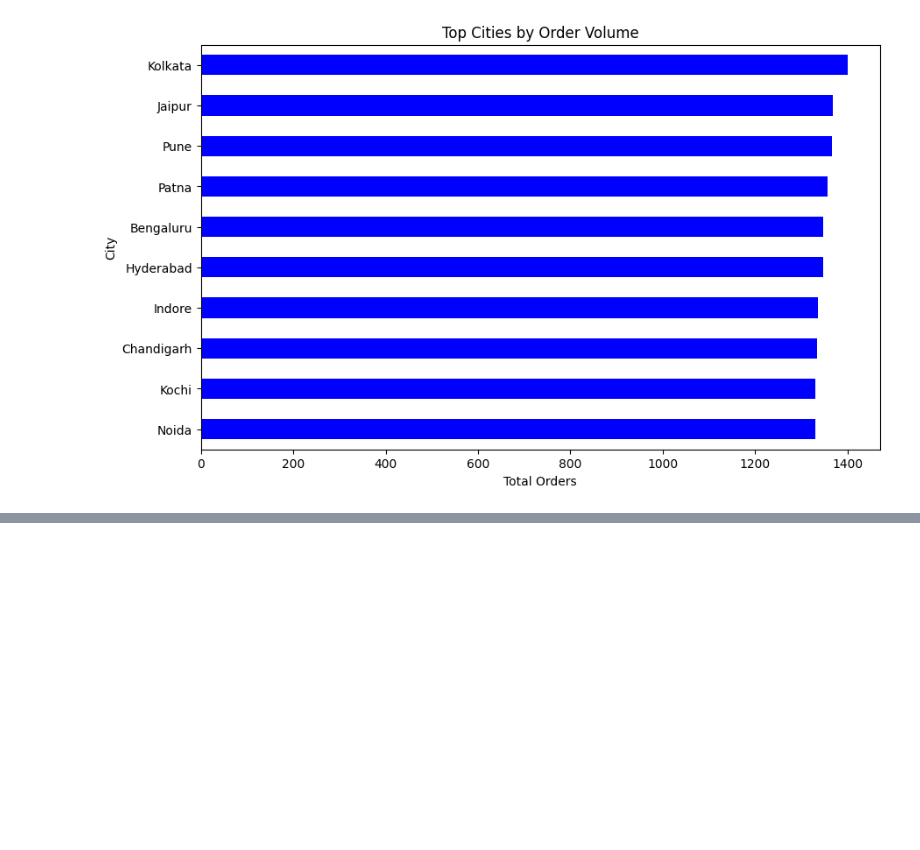
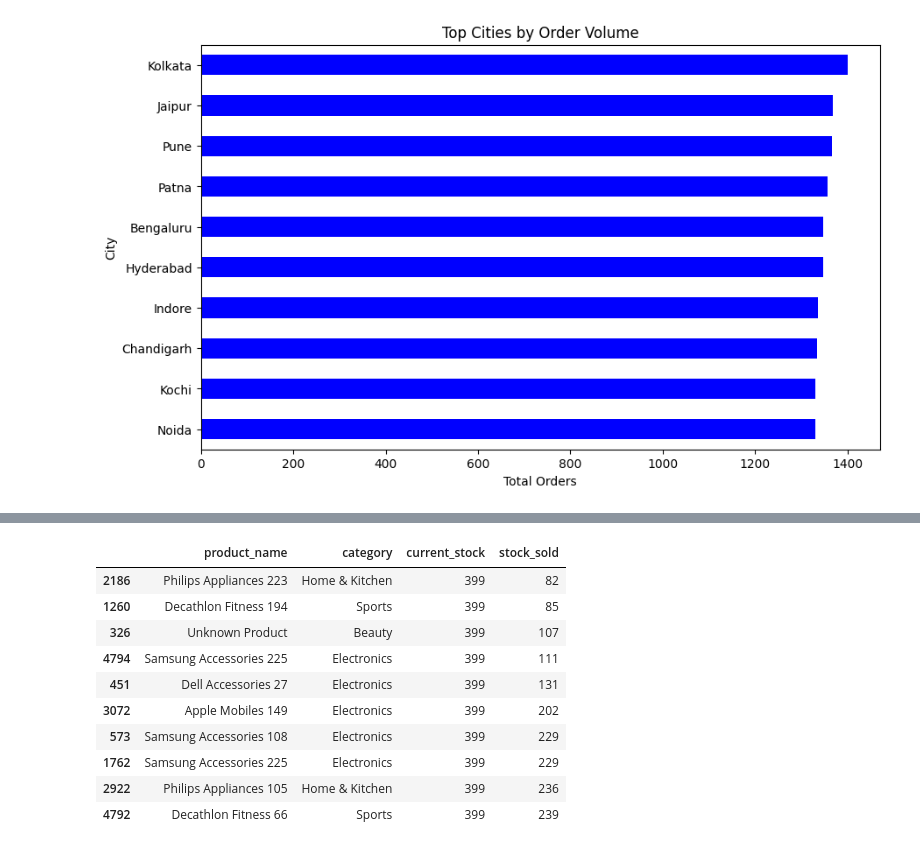
Before and after one commit to utkarshdhangar5/retail-sales-inventory-analytics, a Jupyter notebook: notebooks/ExploratoryDataAnalysis.ipynb, the cells around one changed output, grey strips where cells are left out. Saved outputs shown, nothing was run; the diff lists cells and outputs as text; code cells hidden in the pictures; blank space fills up the shorter version.

```diff
--- a/notebooks/ExploratoryDataAnalysis.ipynb
+++ b/notebooks/ExploratoryDataAnalysis.ipynb
@@ -1032,0 +1036,24 @@ plt.show()
+# %%
+dead_stock_candidates = inventory_products.sort_values(
+    by=['current_stock', 'stock_sold'],
+    ascending=[False, True]
+)
+
+dead_stock_candidates[[
+    'product_name',
+    'category',
+    'current_stock',
+    'stock_sold'
+]].head(10)
+# %% [output]
+|  | product_name | category | current_stock | stock_sold |
+| 2186 | Philips Appliances 223 | Home & Kitchen | 399 | 82 |
+| 1260 | Decathlon Fitness 194 | Sports | 399 | 85 |
+| 326 | Unknown Product | Beauty | 399 | 107 |
+| 4794 | Samsung Accessories 225 | Electronics | 399 | 111 |
+| 451 | Dell Accessories 27 | Electronics | 399 | 131 |
+| 3072 | Apple Mobiles 149 | Electronics | 399 | 202 |
+| 573 | Samsung Accessories 108 | Electronics | 399 | 229 |
+| 1762 | Samsung Accessories 225 | Electronics | 399 | 229 |
+| 2922 | Philips Appliances 105 | Home & Kitchen | 399 | 236 |
+| 4792 | Decathlon Fitness 66 | Sports | 399 | 239 |
```
Also changed, not shown: parts of 6 cells of this notebook.
